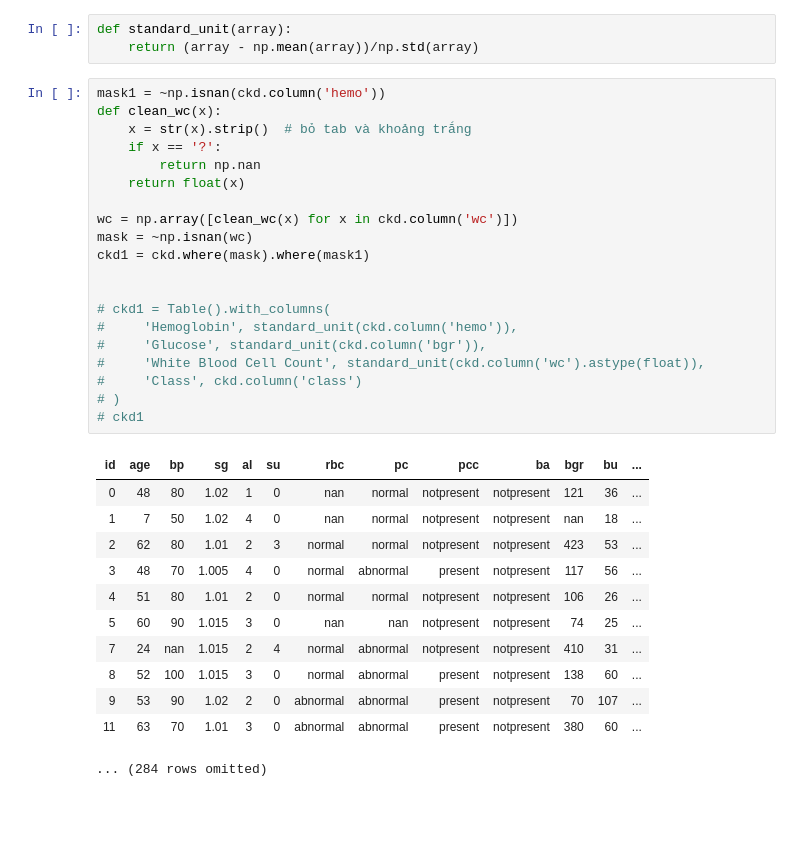
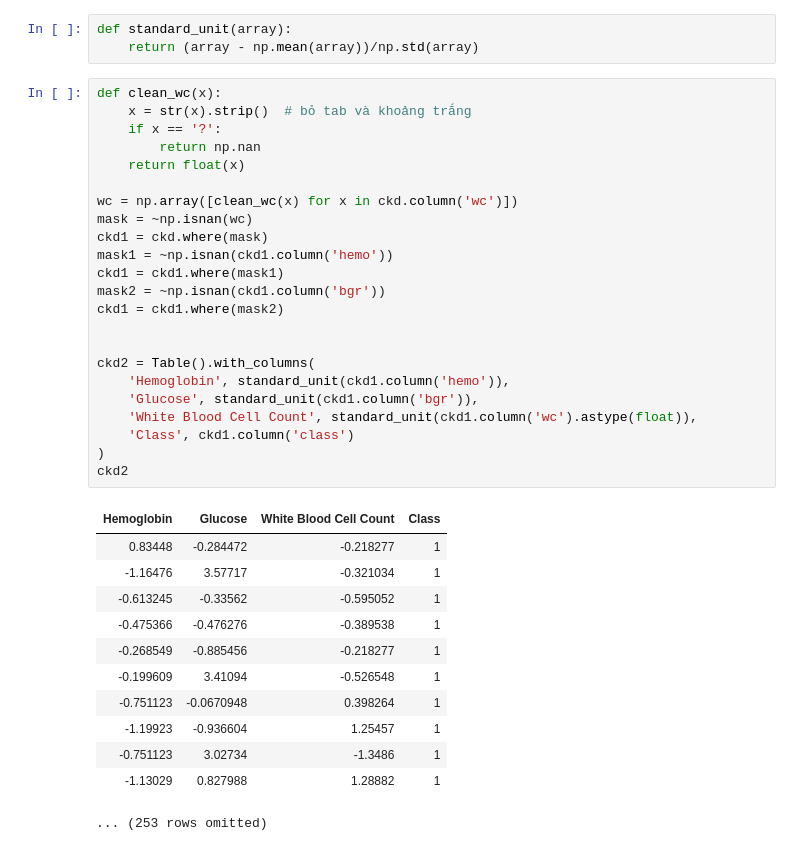
Before and after one commit to MYTWT/Data_Science, a Jupyter notebook: notebook/Numby/classification.ipynb, the cells around one changed output. Saved outputs shown, nothing was run; the diff lists cells and outputs as text; blank space fills up the shorter version.

```diff
--- a/notebook/Numby/classification.ipynb
+++ b/notebook/Numby/classification.ipynb
@@ -49,35 +49,38 @@ ckd
 def standard_unit(array):
     return (array - np.mean(array))/np.std(array)
 # %%
-mask1 = ~np.isnan(ckd.column('hemo'))
 def clean_wc(x):
     x = str(x).strip()  # bỏ tab và khoảng trắng
     if x == '?':
         return np.nan
     return float(x)
 
 wc = np.array([clean_wc(x) for x in ckd.column('wc')])
 mask = ~np.isnan(wc)
-ckd1 = ckd.where(mask).where(mask1)
+ckd1 = ckd.where(mask)
+mask1 = ~np.isnan(ckd1.column('hemo'))
+ckd1 = ckd1.where(mask1)
+mask2 = ~np.isnan(ckd1.column('bgr'))
+ckd1 = ckd1.where(mask2)
 
 
-# ckd1 = Table().with_columns(
-#     'Hemoglobin', standard_unit(ckd.column('hemo')),
-#     'Glucose', standard_unit(ckd.column('bgr')),
-#     'White Blood Cell Count', standard_unit(ckd.column('wc').astype(float)),
-#     'Class', ckd.column('class')
-# )
-# ckd1
+ckd2 = Table().with_columns(
+    'Hemoglobin', standard_unit(ckd1.column('hemo')),
+    'Glucose', standard_unit(ckd1.column('bgr')),
+    'White Blood Cell Count', standard_unit(ckd1.column('wc').astype(float)),
+    'Class', ckd1.column('class')
+)
+ckd2
 # %% [output]
-| id | age | bp | sg | al | su | rbc | pc | pcc | ba | bgr | bu | ... |
-| 0 | 48 | 80 | 1.02 | 1 | 0 | nan | normal | notpresent | notpresent | 121 | 36 | ... |
-| 1 | 7 | 50 | 1.02 | 4 | 0 | nan | normal | notpresent | notpresent | nan | 18 | ... |
-| 2 | 62 | 80 | 1.01 | 2 | 3 | normal | normal | notpresent | notpresent | 423 | 53 | ... |
-| 3 | 48 | 70 | 1.005 | 4 | 0 | normal | abnormal | present | notpresent | 117 | 56 | ... |
-| 4 | 51 | 80 | 1.01 | 2 | 0 | normal | normal | notpresent | notpresent | 106 | 26 | ... |
-| 5 | 60 | 90 | 1.015 | 3 | 0 | nan | nan | notpresent | notpresent | 74 | 25 | ... |
-| 7 | 24 | nan | 1.015 | 2 | 4 | normal | abnormal | notpresent | notpresent | 410 | 31 | ... |
-| 8 | 52 | 100 | 1.015 | 3 | 0 | normal | abnormal | present | notpresent | 138 | 60 | ... |
-| 9 | 53 | 90 | 1.02 | 2 | 0 | abnormal | abnormal | present | notpresent | 70 | 107 | ... |
-| 11 | 63 | 70 | 1.01 | 3 | 0 | abnormal | abnormal | present | notpresent | 380 | 60 | ... |
+| Hemoglobin | Glucose | White Blood Cell Count | Class |
+| 0.83448 | -0.284472 | -0.218277 | 1 |
+| -1.16476 | 3.57717 | -0.321034 | 1 |
+| -0.613245 | -0.33562 | -0.595052 | 1 |
+| -0.475366 | -0.476276 | -0.389538 | 1 |
+| -0.268549 | -0.885456 | -0.218277 | 1 |
+| -0.199609 | 3.41094 | -0.526548 | 1 |
+| -0.751123 | -0.0670948 | 0.398264 | 1 |
+| -1.19923 | -0.936604 | 1.25457 | 1 |
+| -0.751123 | 3.02734 | -1.3486 | 1 |
+| -1.13029 | 0.827988 | 1.28882 | 1 |
-... (284 rows omitted)
+... (253 rows omitted)
```
Also changed, not shown: parts of 43 cells of this notebook, 2 other files.
